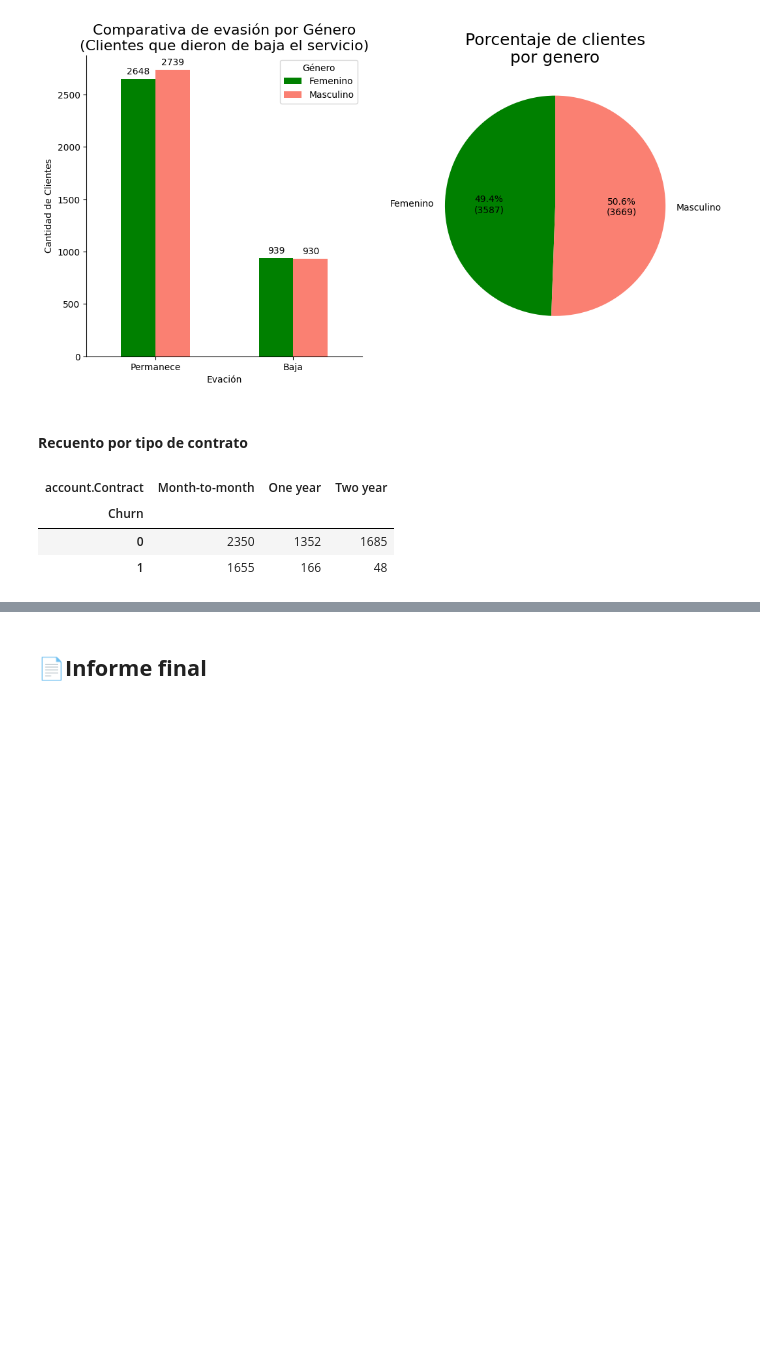
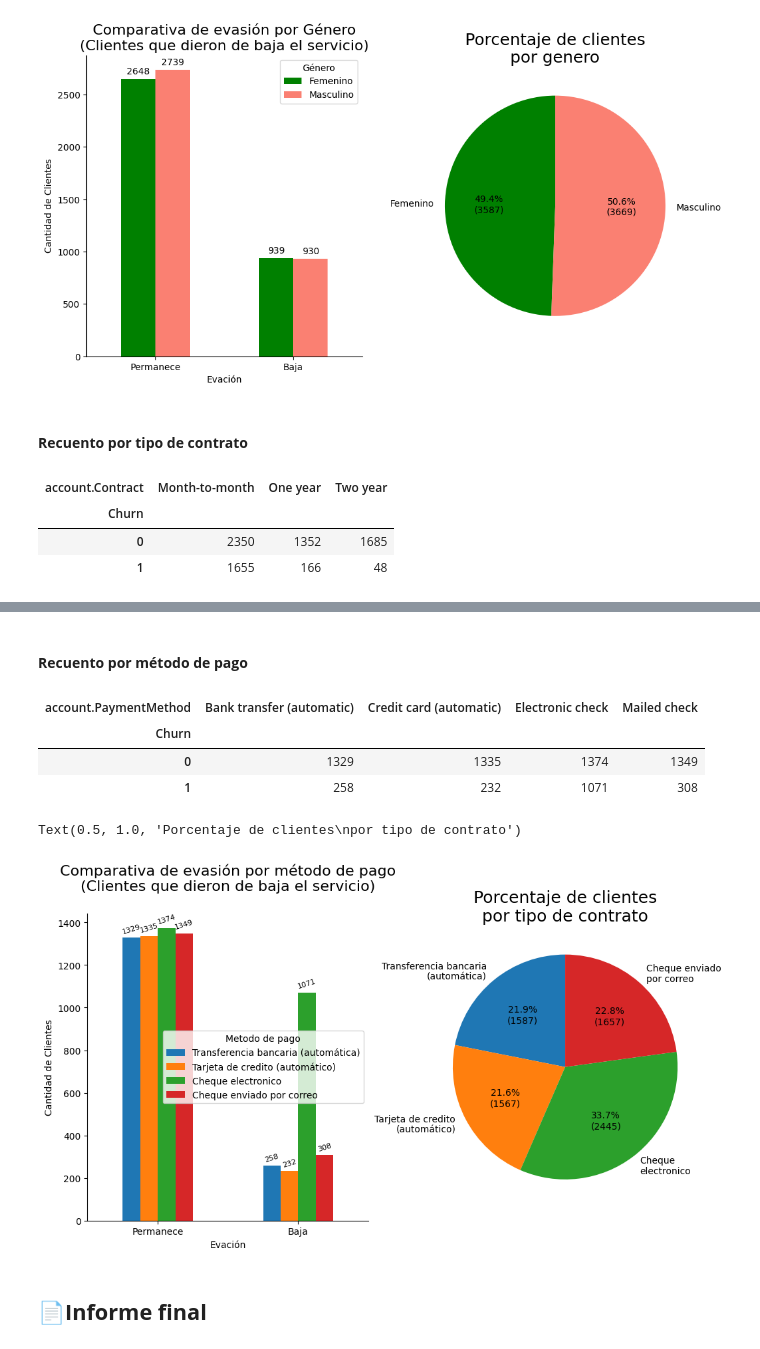
Before and after one commit to OctavioPinoRosas/ChallengeTelecomX, a Jupyter notebook: TelecomX_LATAM.ipynb, the cells around one changed output, grey strips where cells are left out. Cells and saved outputs as stored; diff of their text form; code cells hidden in the pictures; blank space fills up the shorter version.

Commit message:
Update section: load and analysis. Add subsection: Payment method

```diff
--- a/TelecomX_LATAM.ipynb
+++ b/TelecomX_LATAM.ipynb
@@ -365,2 +365,44 @@ Text(0.5, 1.0, 'Porcentaje de clientes\npor tipo de contrato')
+# %% [markdown]
+#### **Recuento por método de pago**
+# %%
+group_pay = df.groupby(['Churn', 'account.PaymentMethod'],observed=True).size().unstack()
+group_pay
+# %% [output]
+| account.PaymentMethod | Bank transfer (automatic) | Credit card (automatic) | Electronic check | Mailed check |
+| Churn |  |  |  |  |
+| 0 | 1329 | 1335 | 1374 | 1349 |
+| 1 | 258 | 232 | 1071 | 308 |
+# %%
+# Grafica de evación por método de pago
+fig, ax = plt.subplots(1, 2, figsize=(12, 6))
+group_pay.plot(kind='bar',ax=ax[0])
+ax[0].set_title('Comparativa de evasión por método de pago\n(Clientes que dieron de baja el servicio)',
+                fontsize=16,pad=25)
+ax[0].set_xlabel('Evación')
+ax[0].set_ylabel('Cantidad de Clientes')
+ax[0].legend(title='Metodo de pago',labels=('Transferencia bancaria (automática)',
+                                            'Tarjeta de credito (automático)','Cheque electronico',
+                                            'Cheque enviado por correo'))
+ax[0].set_xticklabels(['Permanece', 'Baja'], rotation=0)
+ax[0].spines['top'].set_visible(False)
+ax[0].spines['right'].set_visible(False)
+for container in ax[0].containers:
+    ax[0].bar_label(container, label_type='edge', padding=3,fontsize=8,rotation=17)
+
+# Datos para grafica de porcentaje por cada método de pago
+cantidades = [group_pay['Bank transfer (automatic)'].sum(), group_pay['Credit card (automatic)'].sum(),
+              group_pay['Electronic check'].sum(),group_pay['Mailed check'].sum()]
+etiquetas = ['Transferencia bancaria\n(automática)','Tarjeta de credito\n(automático)','Cheque\nelectronico',
+                                            'Cheque enviado\npor correo']
+# Función para mostrar porcentaje + cantidad
+def etiqueta_pastel(pct, all_vals):
+    cantidad = int(round(pct / 100. * sum(all_vals)))
+    return f'{pct:.1f}%\n({cantidad})'
+ax[1].pie(cantidades, labels=etiquetas, autopct=lambda pct: etiqueta_pastel(pct, cantidades),
+          startangle=90)
+ax[1].set_title('Porcentaje de clientes\npor tipo de contrato', fontsize=18)
+# %% [output]
+Text(0.5, 1.0, 'Porcentaje de clientes\npor tipo de contrato')
+[figure, added]
 # %% [markdown]
 ## **📄Informe final**
```
Also changed, not shown: parts of 2 cells of this notebook.
